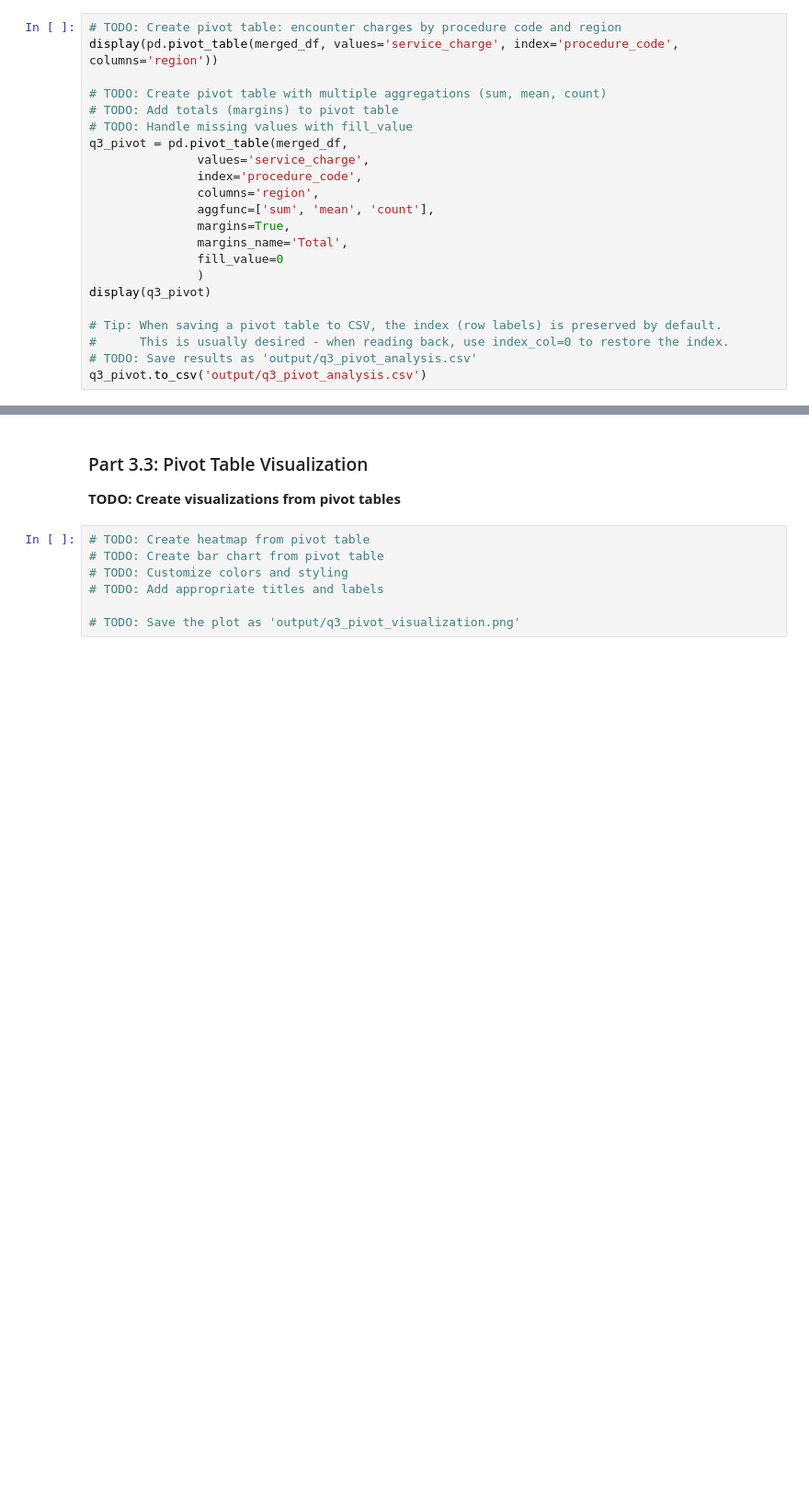
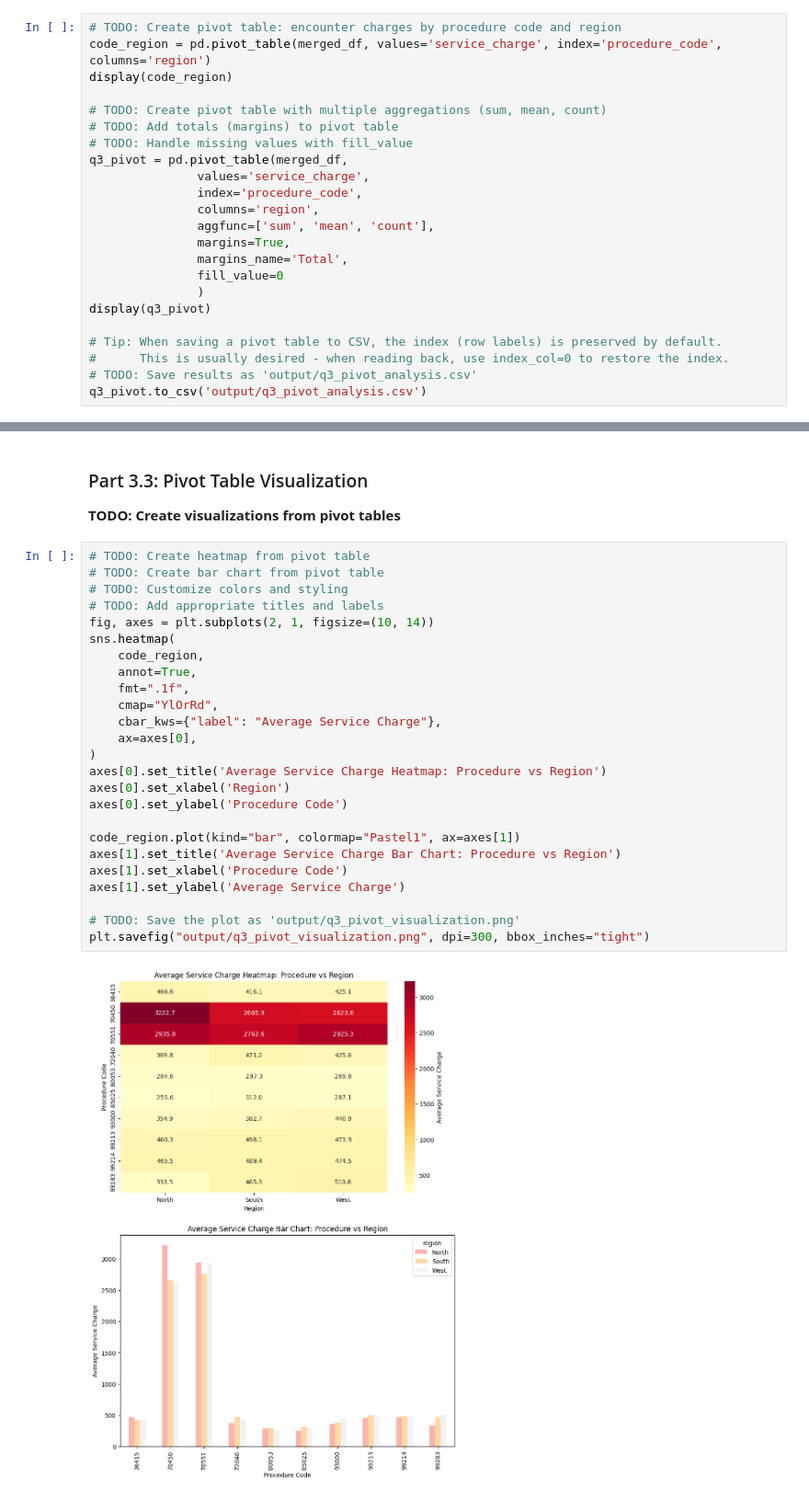
Before and after one commit to UCSF-DataSci/ds217-08-group-filter-and-flow-bobho1999, a Jupyter notebook: assignment.ipynb, the cells around one changed output, grey strips where cells are left out. Shown: that part at 92% size. Drawn from its saved outputs; the diff is of its cells as text; blank space fills up the shorter version.

```diff
--- a/assignment.ipynb
+++ b/assignment.ipynb
@@ -283,7 +283,8 @@ None
 **TODO: Create pivot tables for multi-dimensional analysis**
 # %%
 # TODO: Create pivot table: encounter charges by procedure code and region
-display(pd.pivot_table(merged_df, values='service_charge', index='procedure_code', columns='region'))
+code_region = pd.pivot_table(merged_df, values='service_charge', index='procedure_code', columns='region')
+display(code_region)
 
 # TODO: Create pivot table with multiple aggregations (sum, mean, count)
 # TODO: Add totals (margins) to pivot table
@@ -378,10 +379,30 @@ facility_encounter_region.to_csv('output/q3_crosstab_analysis.csv')
 # %%
 # TODO: Create heatmap from pivot table
 # TODO: Create bar chart from pivot table
 # TODO: Customize colors and styling
 # TODO: Add appropriate titles and labels
+fig, axes = plt.subplots(2, 1, figsize=(10, 14))
+sns.heatmap(
+    code_region,
+    annot=True,
+    fmt=".1f",
+    cmap="YlOrRd",
+    cbar_kws={"label": "Average Service Charge"},
+    ax=axes[0],
+)
+axes[0].set_title('Average Service Charge Heatmap: Procedure vs Region')
+axes[0].set_xlabel('Region')
+axes[0].set_ylabel('Procedure Code')
+
+code_region.plot(kind="bar", colormap="Pastel1", ax=axes[1])
+axes[1].set_title('Average Service Charge Bar Chart: Procedure vs Region')
+axes[1].set_xlabel('Procedure Code')
+axes[1].set_ylabel('Average Service Charge')
 
 # TODO: Save the plot as 'output/q3_pivot_visualization.png'
+plt.savefig("output/q3_pivot_visualization.png", dpi=300, bbox_inches="tight")
+# %% [output]
+[figure, added]
 # %% [markdown]
 ## Submission Checklist
 
```
Also changed, not shown: 1 other file.
